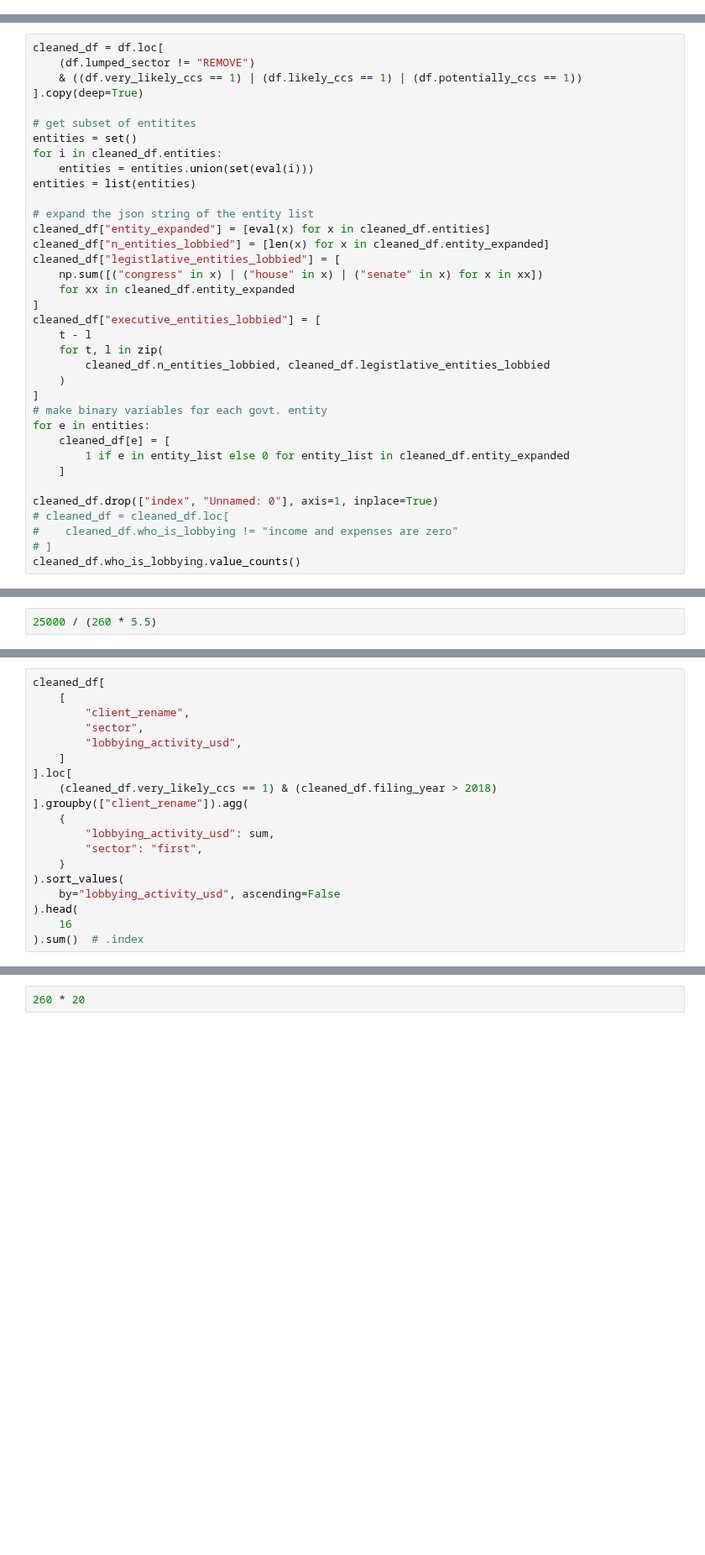
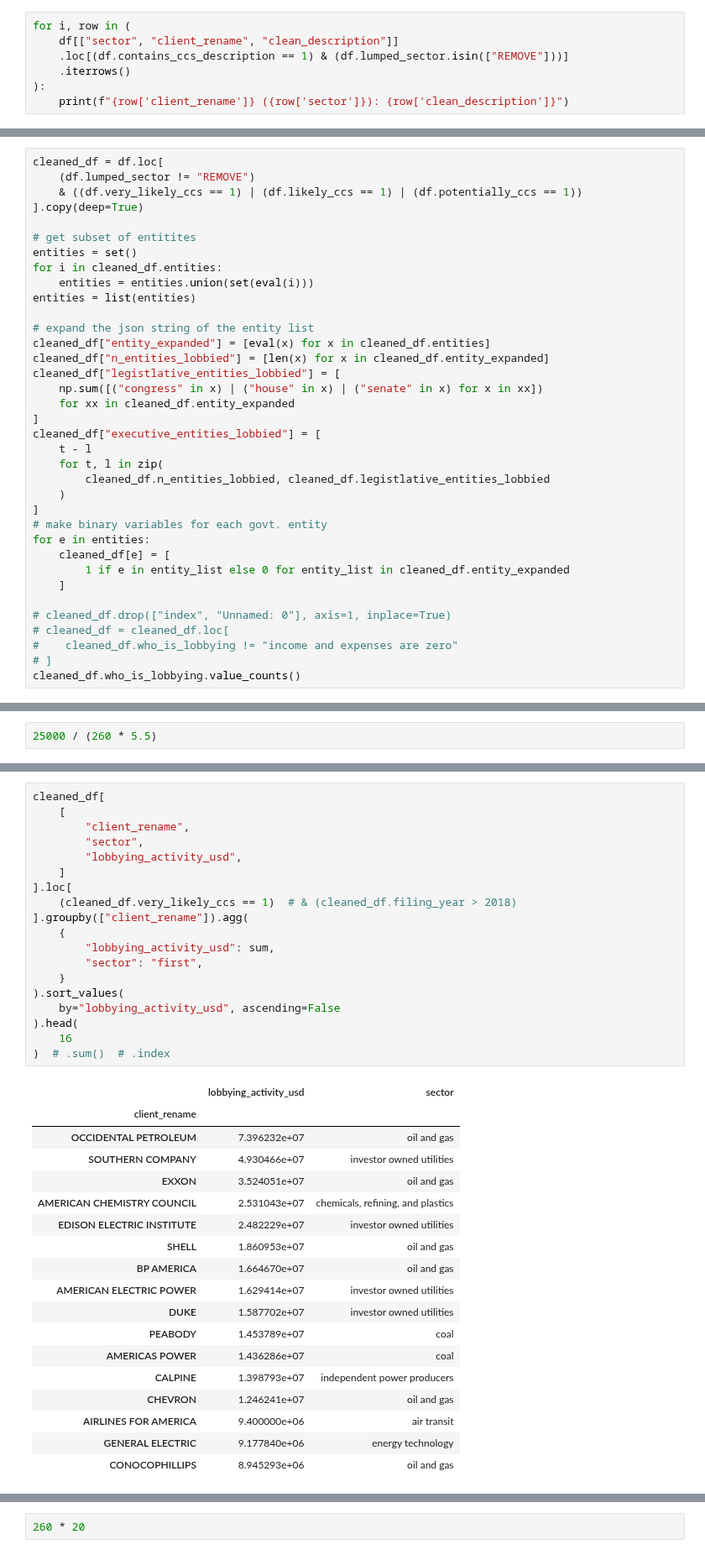
Before and after one commit to lindseygulden/leg-up, a Jupyter notebook: projects/lobbying/lobbying.ipynb, the cells around one changed output, grey strips where cells are left out. Shown at 84% size. Drawn from its saved outputs; the diff is of its cells as text; blank space fills up the shorter version.

```diff
--- a/projects/lobbying/lobbying.ipynb
+++ b/projects/lobbying/lobbying.ipynb
@@ -676,0 +688,7 @@ df[
+# %%
+for i, row in (
+    df[["sector", "client_rename", "clean_description"]]
+    .loc[(df.contains_ccs_description == 1) & (df.lumped_sector.isin(["REMOVE"]))]
+    .iterrows()
+):
+    print(f"{row['client_rename']} ({row['sector']}): {row['clean_description']}")
@@ -742,7 +823,7 @@ for e in entities:
         1 if e in entity_list else 0 for entity_list in cleaned_df.entity_expanded
     ]
 
-cleaned_df.drop(["index", "Unnamed: 0"], axis=1, inplace=True)
+# cleaned_df.drop(["index", "Unnamed: 0"], axis=1, inplace=True)
 # cleaned_df = cleaned_df.loc[
 #    cleaned_df.who_is_lobbying != "income and expenses are zero"
 # ]
@@ -1049,19 +1197,38 @@ cleaned_df[
 # %%
 cleaned_df[
     [
         "client_rename",
         "sector",
         "lobbying_activity_usd",
     ]
 ].loc[
-    (cleaned_df.very_likely_ccs == 1) & (cleaned_df.filing_year > 2018)
+    (cleaned_df.very_likely_ccs == 1)  # & (cleaned_df.filing_year > 2018)
 ].groupby(["client_rename"]).agg(
     {
         "lobbying_activity_usd": sum,
         "sector": "first",
     }
 ).sort_values(
     by="lobbying_activity_usd", ascending=False
 ).head(
     16
-).sum()  # .index
+)  # .sum()  # .index
+# %% [output]
+|  | lobbying_activity_usd | sector |
+| client_rename |  |  |
+| OCCIDENTAL PETROLEUM | 7.396232e+07 | oil and gas |
+| SOUTHERN COMPANY | 4.930466e+07 | investor owned utilities |
+| EXXON | 3.524051e+07 | oil and gas |
+| AMERICAN CHEMISTRY COUNCIL | 2.531043e+07 | chemicals, refining, and plastics |
+| EDISON ELECTRIC INSTITUTE | 2.482229e+07 | investor owned utilities |
+| SHELL | 1.860953e+07 | oil and gas |
+| BP AMERICA | 1.664670e+07 | oil and gas |
+| AMERICAN ELECTRIC POWER | 1.629414e+07 | investor owned utilities |
+| DUKE | 1.587702e+07 | investor owned utilities |
+| PEABODY | 1.453789e+07 | coal |
+| AMERICAS POWER | 1.436286e+07 | coal |
+| CALPINE | 1.398793e+07 | independent power producers |
+| CHEVRON | 1.246241e+07 | oil and gas |
+| AIRLINES FOR AMERICA | 9.400000e+06 | air transit |
+| GENERAL ELECTRIC | 9.177840e+06 | energy technology |
+| CONOCOPHILLIPS | 8.945293e+06 | oil and gas |
```
Also changed, not shown: parts of 22 cells of this notebook, 3 other files.
